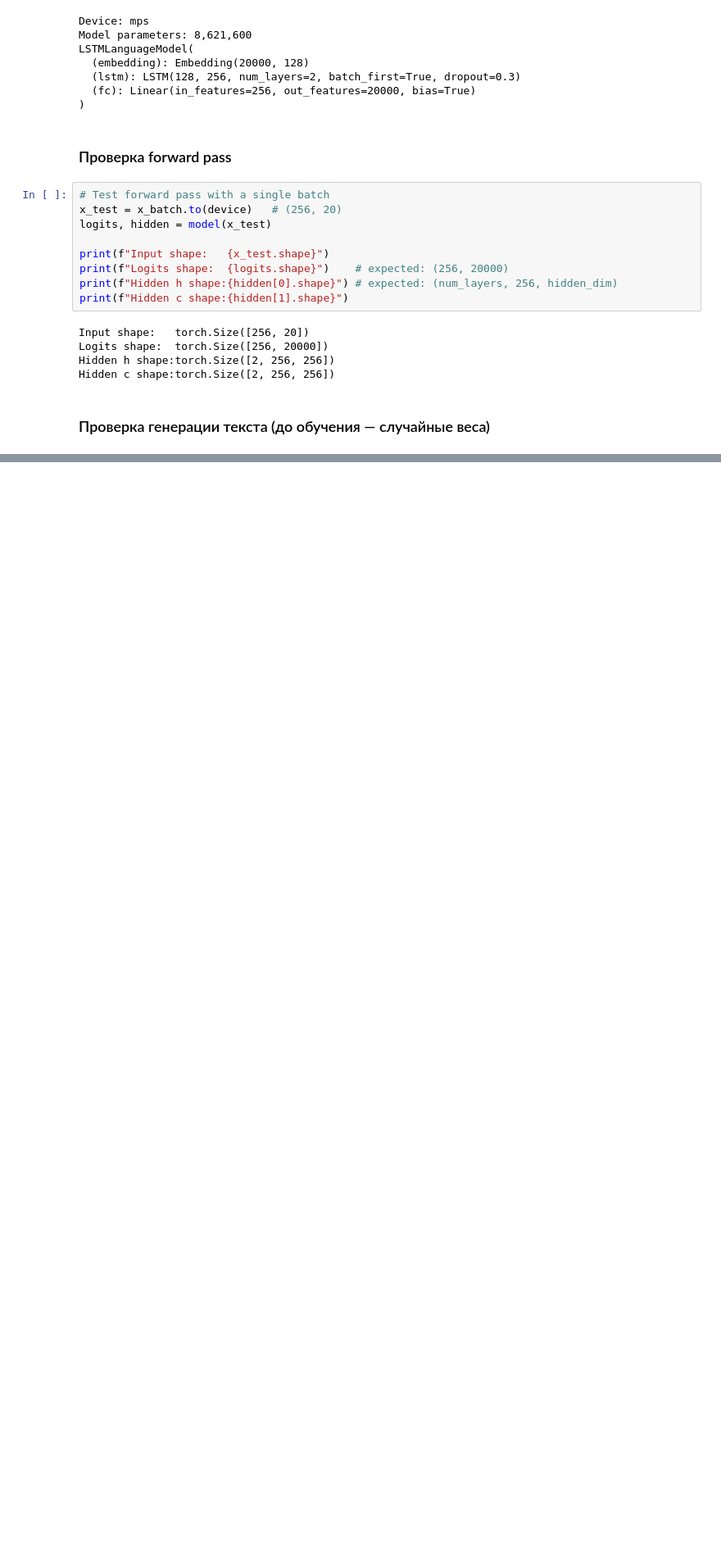
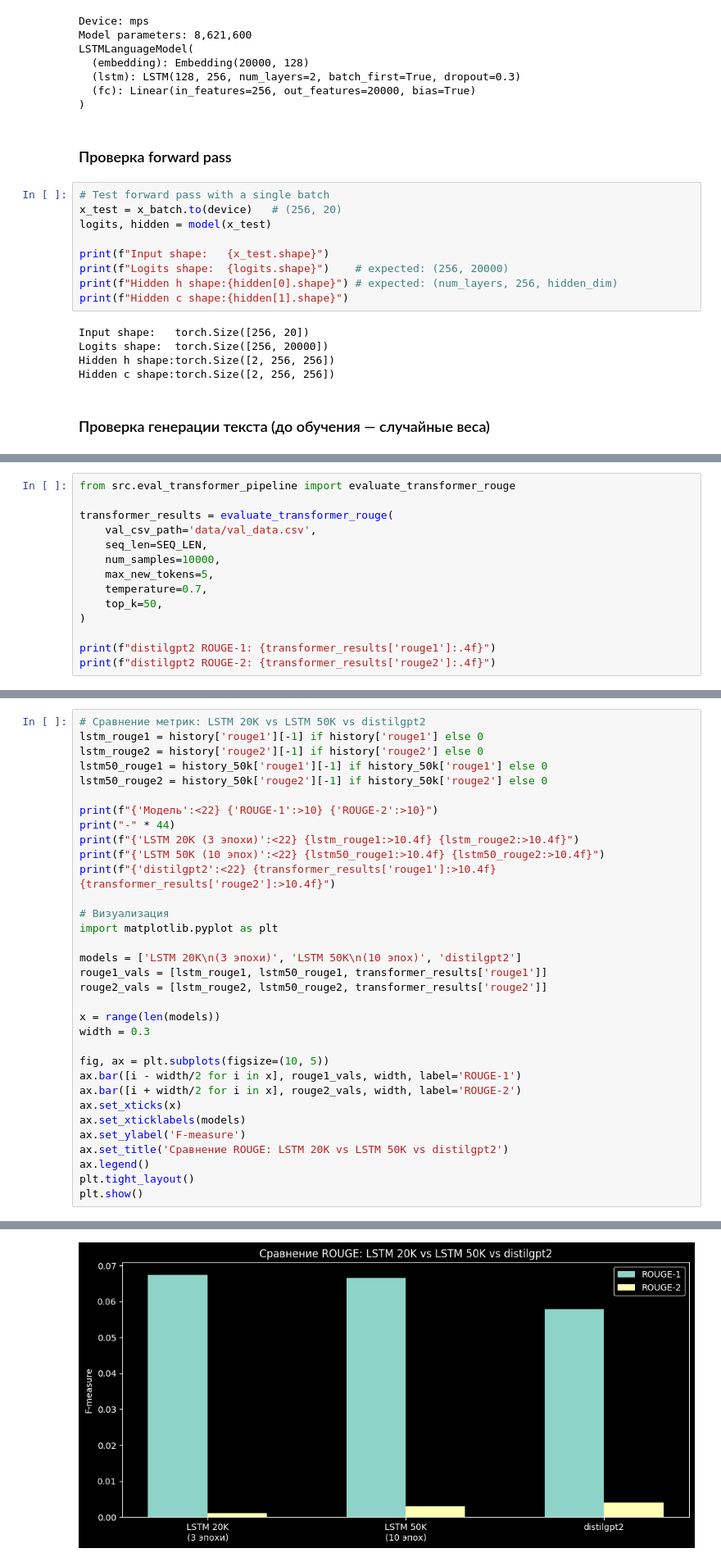
Before and after one commit to smandreev/practicum_nn_task_01, a Jupyter notebook: solution.ipynb, the cells around one changed output, grey strips where cells are left out. Shown at 82% size. Saved outputs shown, nothing was run; the diff lists cells and outputs as text; blank space fills up the shorter version.

```diff
--- a/solution.ipynb
+++ b/solution.ipynb
@@ -269,0 +651,14 @@ Full text:  is upset that he cant update his facebook by texting it and might 12
+# %%
+from src.eval_transformer_pipeline import evaluate_transformer_rouge
+
+transformer_results = evaluate_transformer_rouge(
+    val_csv_path='data/val_data.csv',
+    seq_len=SEQ_LEN,
+    num_samples=10000,
+    max_new_tokens=5,
+    temperature=0.7,
+    top_k=50,
+)
+
+print(f"distilgpt2 ROUGE-1: {transformer_results['rouge1']:.4f}")
+print(f"distilgpt2 ROUGE-2: {transformer_results['rouge2']:.4f}")
@@ -269,0 +698,34 @@ Full text:  is upset that he cant update his facebook by texting it and might 12
+# %%
+# Сравнение метрик: LSTM 20K vs LSTM 50K vs distilgpt2
+lstm_rouge1 = history['rouge1'][-1] if history['rouge1'] else 0
+lstm_rouge2 = history['rouge2'][-1] if history['rouge2'] else 0
+lstm50_rouge1 = history_50k['rouge1'][-1] if history_50k['rouge1'] else 0
+lstm50_rouge2 = history_50k['rouge2'][-1] if history_50k['rouge2'] else 0
+
+print(f"{'Модель':<22} {'ROUGE-1':>10} {'ROUGE-2':>10}")
+print("-" * 44)
+print(f"{'LSTM 20K (3 эпохи)':<22} {lstm_rouge1:>10.4f} {lstm_rouge2:>10.4f}")
+print(f"{'LSTM 50K (10 эпох)':<22} {lstm50_rouge1:>10.4f} {lstm50_rouge2:>10.4f}")
+print(f"{'distilgpt2':<22} {transformer_results['rouge1']:>10.4f} {transformer_results['rouge2']:>10.4f}")
+
+# Визуализация
+import matplotlib.pyplot as plt
+
+models = ['LSTM 20K\n(3 эпохи)', 'LSTM 50K\n(10 эпох)', 'distilgpt2']
+rouge1_vals = [lstm_rouge1, lstm50_rouge1, transformer_results['rouge1']]
+rouge2_vals = [lstm_rouge2, lstm50_rouge2, transformer_results['rouge2']]
+
+x = range(len(models))
+width = 0.3
+
+fig, ax = plt.subplots(figsize=(10, 5))
+ax.bar([i - width/2 for i in x], rouge1_vals, width, label='ROUGE-1')
+ax.bar([i + width/2 for i in x], rouge2_vals, width, label='ROUGE-2')
+ax.set_xticks(x)
+ax.set_xticklabels(models)
+ax.set_ylabel('F-measure')
+ax.set_title('Сравнение ROUGE: LSTM 20K vs LSTM 50K vs distilgpt2')
+ax.legend()
+plt.tight_layout()
+plt.show()
+# %% [output]
@@ -269,0 +737 @@ Full text:  is upset that he cant update his facebook by texting it and might 12
+[figure, added]
```
Also changed, not shown: parts of 30 cells of this notebook, 1 other file.
